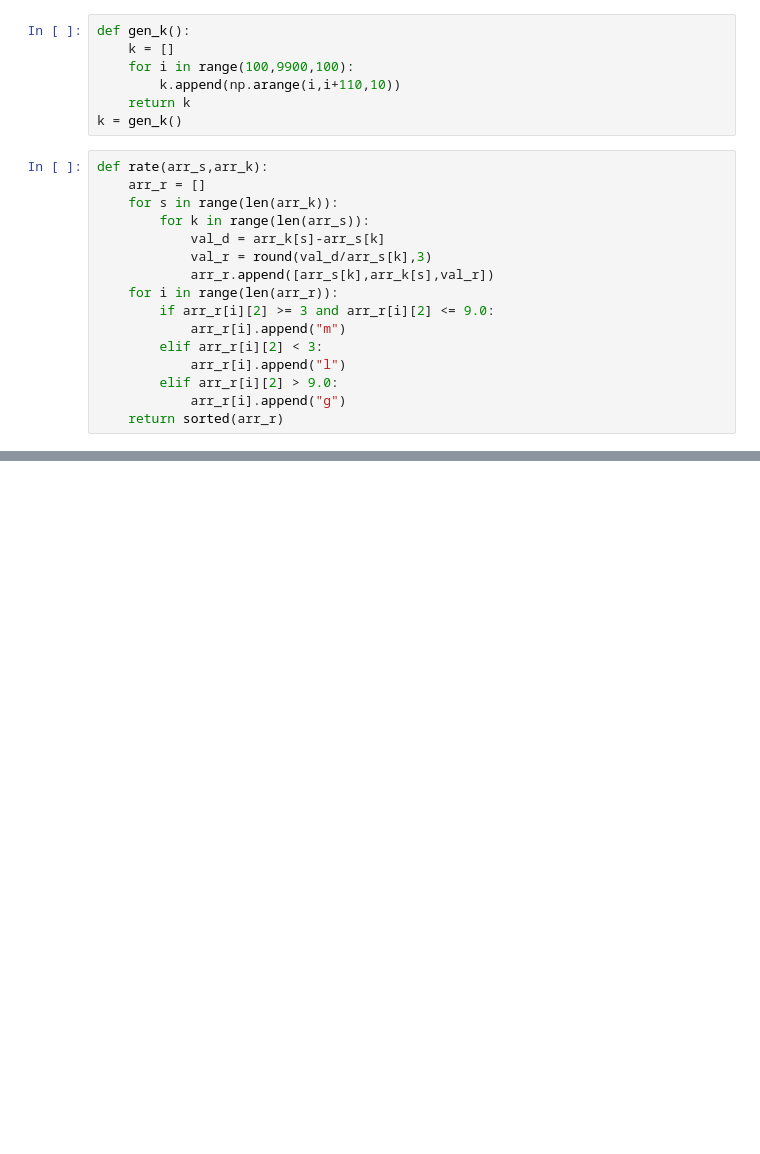
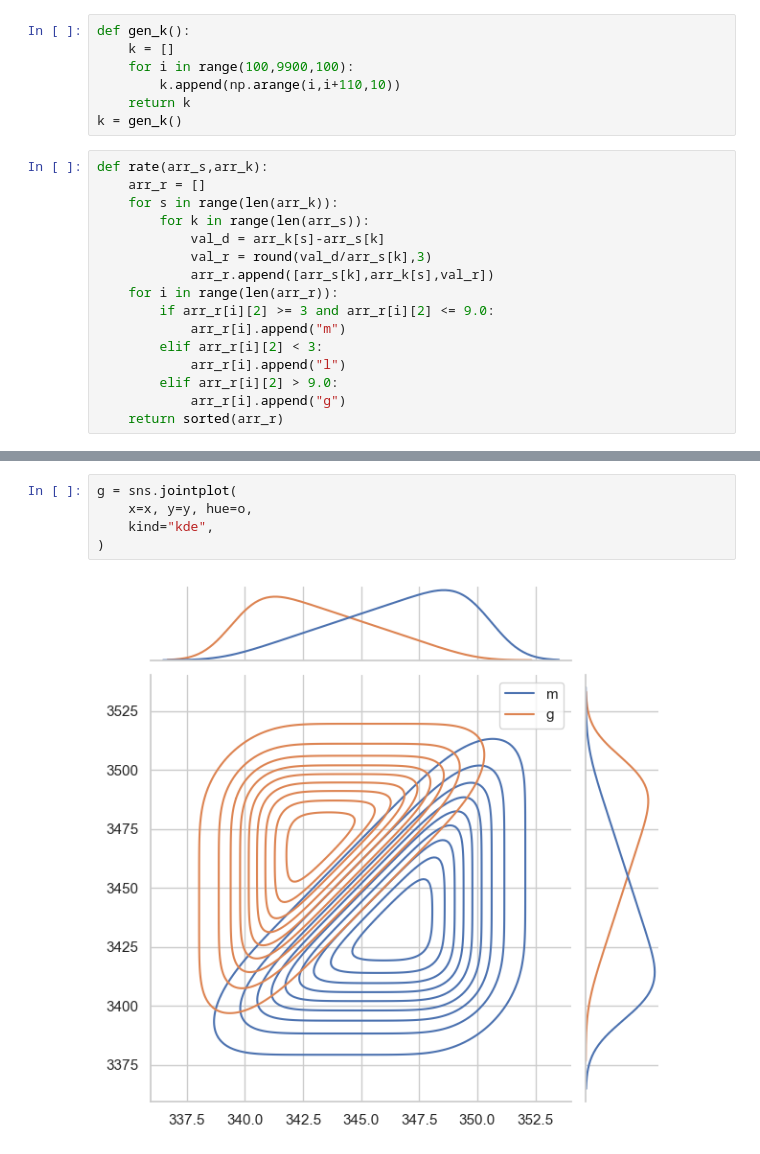
Before and after one commit to JuraIsUnavaliableFromGin/OnRandomnessAndTidalWaves, a Jupyter notebook: x-and-y-unmathly-bridges.ipynb, the cells around one changed output, grey strips where cells are left out. Saved outputs shown, nothing was run; the diff lists cells and outputs as text; blank space fills up the shorter version.

```diff
--- a/x-and-y-unmathly-bridges.ipynb
+++ b/x-and-y-unmathly-bridges.ipynb
@@ -49,0 +97,7 @@ sns.lineplot(x=x, y=y,
+# %%
+g = sns.jointplot(
+    x=x, y=y, hue=o,
+    kind="kde",
+)
+# %% [output]
+[figure, added]
```
Also changed, not shown: parts of 11 cells of this notebook.
